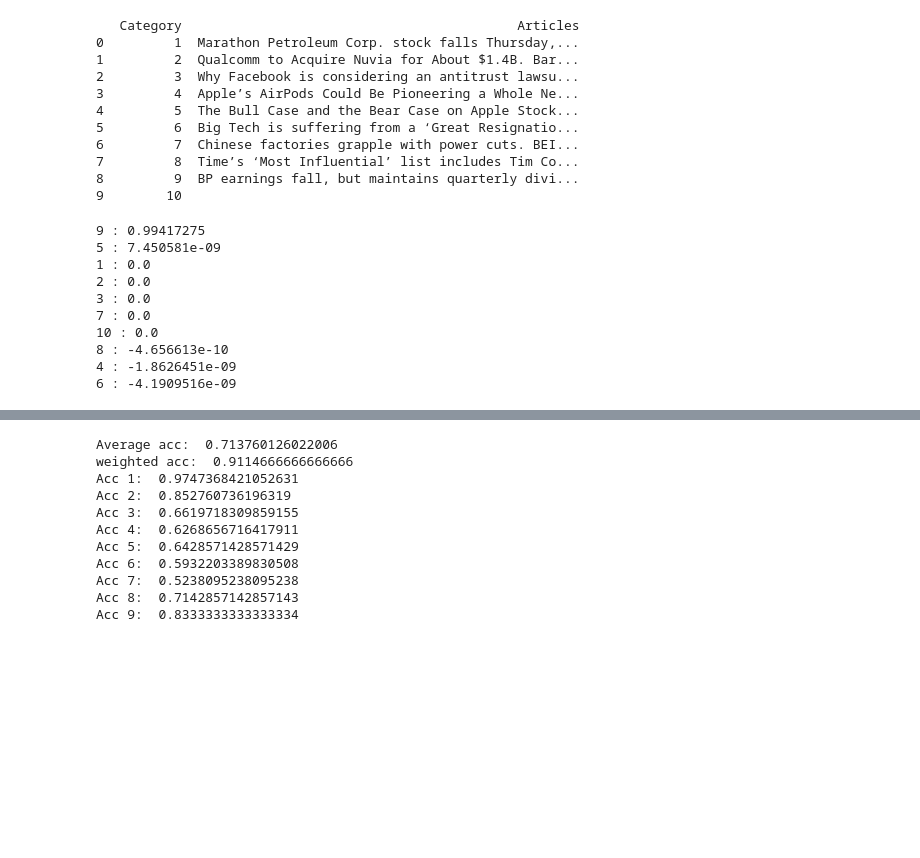
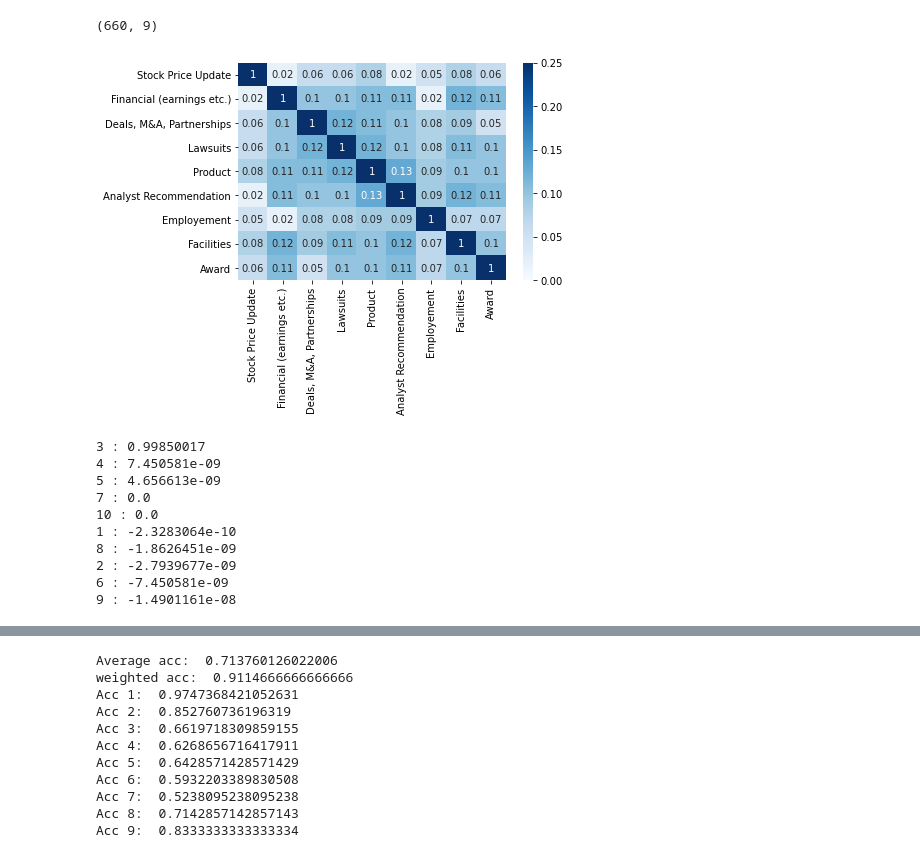
Before and after one commit to ArnauBonet37/FYP-Arnau-Bonet-2022, a Jupyter notebook: Model testing.ipynb, the cells around one changed output, grey strips where cells are left out. Drawn from its saved outputs; the diff is of its cells as text; code cells hidden in the pictures; blank space fills up the shorter version.

```diff
--- a/Model testing.ipynb
+++ b/Model testing.ipynb
@@ -115,19 +118,7 @@ corpus_train_5comp_MW_lsi = {
 
 corpus_df_5comp_MW_lsi = pd.DataFrame(corpus_train_5comp_MW_lsi, columns= ['Category','Articles'])
 
-print(corpus_df_5comp_MW_lsi)
+#print(corpus_df_5comp_MW_lsi)
-# %% [output]
-   Category                                           Articles
-0         1  Marathon Petroleum Corp. stock falls Thursday,...
-1         2  Qualcomm to Acquire Nuvia for About $1.4B. Bar...
-2         3  Why Facebook is considering an antitrust lawsu...
-3         4  Apple’s AirPods Could Be Pioneering a Whole Ne...
-4         5  The Bull Case and the Bear Case on Apple Stock...
-5         6  Big Tech is suffering from a ‘Great Resignatio...
-6         7  Chinese factories grapple with power cuts. BEI...
-7         8  Time’s ‘Most Influential’ list includes Tim Co...
-8         9  BP earnings fall, but maintains quarterly divi...
-9        10
 # %%
 text_corpus_5comp_MW_lsi = corpus_df_5comp_MW_lsi['Articles'].values
 # %%
@@ -138,37 +129,40 @@ bow_corpus_5comp_MW_lsi = [dictionary_5comp_MW_lsi.doc2bow(text) for text in pro
 tfidf_5comp_MW_lsi = gensim.models.TfidfModel(bow_corpus_5comp_MW_lsi, smartirs="npu")
 corpus_tfidf_5comp_MW_lsi = tfidf_5comp_MW_lsi[bow_corpus_5comp_MW_lsi]
 # %%
-#big_matrix=np.zeros((660,9))
-#print(big_matrix.shape)
-#c=0
-#for tuple_vector in corpus_tfidf_5comp_MW_lsi:
+big_matrix=np.zeros((660,9))
+print(big_matrix.shape)
+c=0
+for tuple_vector in corpus_tfidf_5comp_MW_lsi:
 
     #print(tuple_vector)
     #print("HELLOOOOOOOOO")
-#    for i in tuple_vector:
+    for i in tuple_vector:
         #print(i[1])
-#        big_matrix[i[0],c]=i[1]
+        big_matrix[i[0],c]=i[1]
 
-#    c=c+1
+    c=c+1
 
 
 #print(big_matrix.shape)
 #print(big_matrix)
 
-#df_corr = pd.DataFrame (big_matrix, columns= ['Stock Price Update', 'Deals, M&A, Partnerships', 'Lawsuits', 'Product', 'Analyst Recommendation', 'Employement', 'Facilities', 'Award', 'Financial (earnings etc.)'])
-#df=df_corr[df_corr.columns[[0,8,1,2,3,4,5,6,7]]]
+df_corr = pd.DataFrame (big_matrix, columns= ['Stock Price Update', 'Deals, M&A, Partnerships', 'Lawsuits', 'Product', 'Analyst Recommendation', 'Employement', 'Facilities', 'Award', 'Financial (earnings etc.)'])
+df=df_corr[df_corr.columns[[0,8,1,2,3,4,5,6,7]]]
 #print(df.head())
 
-#corr_matrix=df.corr().round(2)
-#plt.figure()
-#sns.heatmap(abs(corr_matrix), annot=True, vmax=0.25, vmin=0, cmap='Blues')
-#plt.show()
+corr_matrix=df.corr().round(2)
+plt.figure()
+sns.heatmap(abs(corr_matrix), annot=True, vmax=0.25, vmin=0, cmap='Blues')
+plt.show()
+# %% [output]
+(660, 9)
+[figure, added]
 # %%
 lsi_5comp_MW = gensim.models.LsiModel(corpus_tfidf_5comp_MW_lsi, num_topics=9)
 index_5comp_MW_lsi = gensim.similarities.MatrixSimilarity(lsi_5comp_MW[corpus_tfidf_5comp_MW_lsi])
 # %%
 #print(df_5comp_MW_2["Text"].iloc[6])
-new_doc_5comp_MW_lsi="apple sees plummets in consummer confidence after some things happen"
+new_doc_5comp_MW_lsi="lawsuit against apple for various reasons"
 
 new_doc_5comp_MW_lsi = gensim.parsing.preprocessing.preprocess_string(new_doc_5comp_MW_lsi)
 new_vec_5comp_MW_lsi = dictionary_5comp_MW_lsi.doc2bow(new_doc_5comp_MW_lsi)
@@ -178,16 +172,16 @@ sims_5comp_MW_lsi = index_5comp_MW_lsi[vec_5comp_MW_lsi]
 for s in sorted(enumerate(sims_5comp_MW_lsi), key=lambda item: -item[1])[:10]:
     print(f"{corpus_df_5comp_MW_lsi['Category'].iloc[s[0]]} : {str(s[1])}")
 # %% [output]
-9 : 0.99417275
-5 : 7.450581e-09
-1 : 0.0
-2 : 0.0
-3 : 0.0
+3 : 0.99850017
+4 : 7.450581e-09
+5 : 4.656613e-09
 7 : 0.0
 10 : 0.0
-8 : -4.656613e-10
-4 : -1.8626451e-09
-6 : -4.1909516e-09
+1 : -2.3283064e-10
+8 : -1.8626451e-09
+2 : -2.7939677e-09
+6 : -7.450581e-09
+9 : -1.4901161e-08
 # %%
 #ACCURACY FOR ARTICLES CLASSIFICATION (ALL CATEGORIES)
 
```
Also changed, not shown: parts of 17 cells of this notebook.
